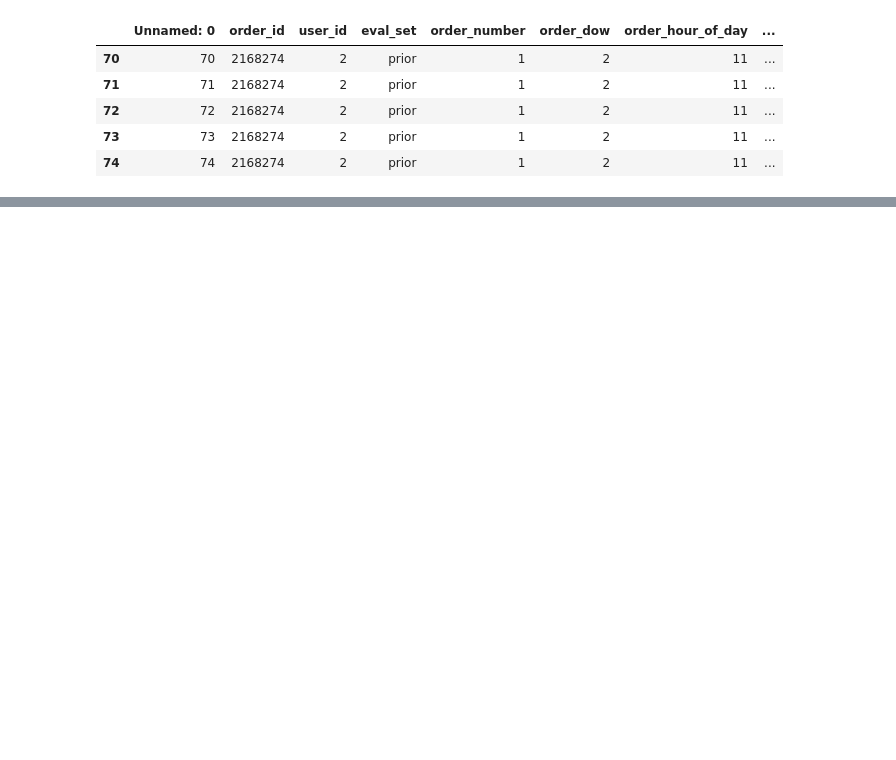
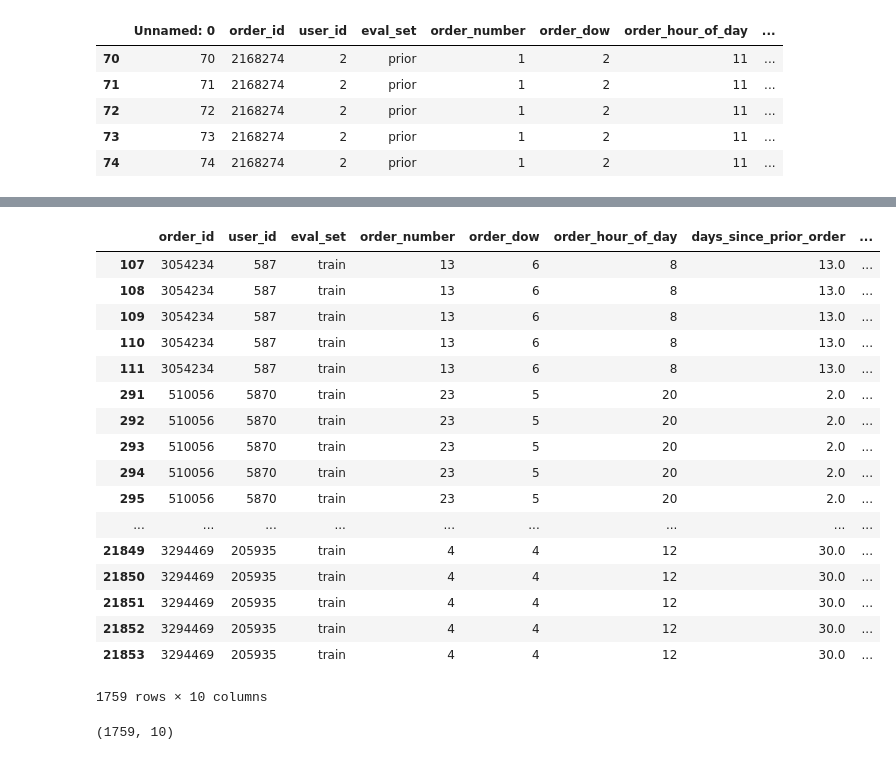
Before and after one commit to patrickspencer/instacart, a Jupyter notebook: notebooks/data_exploration.ipynb, the cells around one changed output, grey strips where cells are left out. Saved outputs shown, nothing was run; the diff lists cells and outputs as text; code cells hidden in the pictures; blank space fills up the shorter version.

```diff
--- a/notebooks/data_exploration.ipynb
+++ b/notebooks/data_exploration.ipynb
@@ -278,0 +395,27 @@ orders_full.loc[orders_full['eval_set'] == 'test']
+# %%
+full_df = pd.read_csv('../data/df_full.csv')
+# %%
+full_df.loc[full_df['eval_set'] == 'train']
+# %% [output]
+|  | order_id | user_id | eval_set | order_number | order_dow | order_hour_of_day | days_since_prior_order | ... |
+| 107 | 3054234 | 587 | train | 13 | 6 | 8 | 13.0 | ... |
+| 108 | 3054234 | 587 | train | 13 | 6 | 8 | 13.0 | ... |
+| 109 | 3054234 | 587 | train | 13 | 6 | 8 | 13.0 | ... |
+| 110 | 3054234 | 587 | train | 13 | 6 | 8 | 13.0 | ... |
+| 111 | 3054234 | 587 | train | 13 | 6 | 8 | 13.0 | ... |
+| 291 | 510056 | 5870 | train | 23 | 5 | 20 | 2.0 | ... |
+| 292 | 510056 | 5870 | train | 23 | 5 | 20 | 2.0 | ... |
+| 293 | 510056 | 5870 | train | 23 | 5 | 20 | 2.0 | ... |
+| 294 | 510056 | 5870 | train | 23 | 5 | 20 | 2.0 | ... |
+| 295 | 510056 | 5870 | train | 23 | 5 | 20 | 2.0 | ... |
+| ... | ... | ... | ... | ... | ... | ... | ... | ... |
+| 21849 | 3294469 | 205935 | train | 4 | 4 | 12 | 30.0 | ... |
+| 21850 | 3294469 | 205935 | train | 4 | 4 | 12 | 30.0 | ... |
+| 21851 | 3294469 | 205935 | train | 4 | 4 | 12 | 30.0 | ... |
+| 21852 | 3294469 | 205935 | train | 4 | 4 | 12 | 30.0 | ... |
+| 21853 | 3294469 | 205935 | train | 4 | 4 | 12 | 30.0 | ... |
+1759 rows × 10 columns
+# %%
+full_df.loc[full_df['eval_set'] == 'train'].shape
+# %% [output]
+(1759, 10)
```
Also changed, not shown: parts of 24 cells of this notebook, 9 other files.
